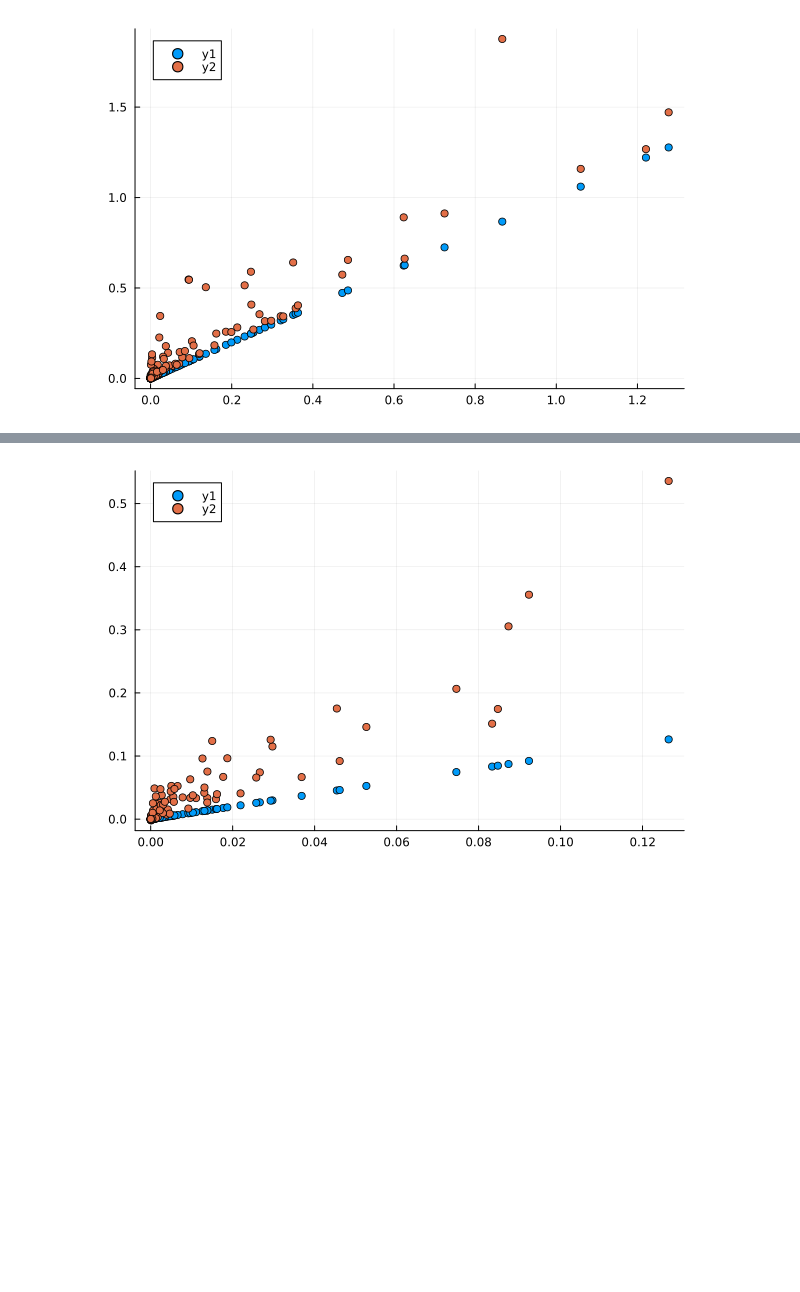
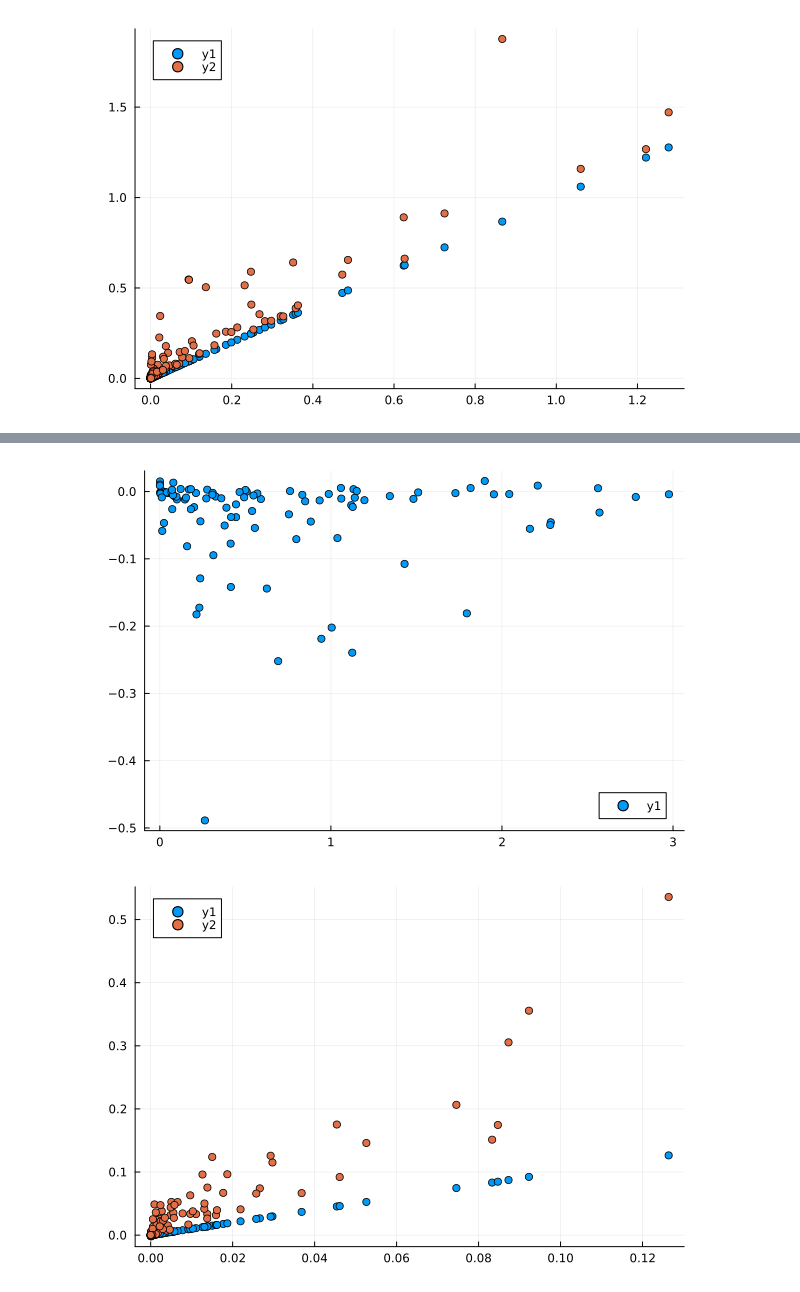
Before and after one commit to Erick-0M/problem-set-io, a Jupyter notebook: code/scripts/pset_io.ipynb, the cells around one changed output, grey strips where cells are left out. Saved outputs shown, nothing was run; the diff lists cells and outputs as text; code cells hidden in the pictures; blank space fills up the shorter version.

```diff
--- a/code/scripts/pset_io.ipynb
+++ b/code/scripts/pset_io.ipynb
@@ -1163,3 +1195,7 @@ scatter!(UPP2, Delta_P2)
+# %%
+scatter(UPP1, Delta_ts)
+# %% [output]
+[figure, added]
 # %%
 scatter(ps_sim_linear, ps_sim_linear)
 scatter!(ps_sim_linear, Delta_ps)
```
Also changed, not shown: parts of 6 cells of this notebook, 18 other files.
